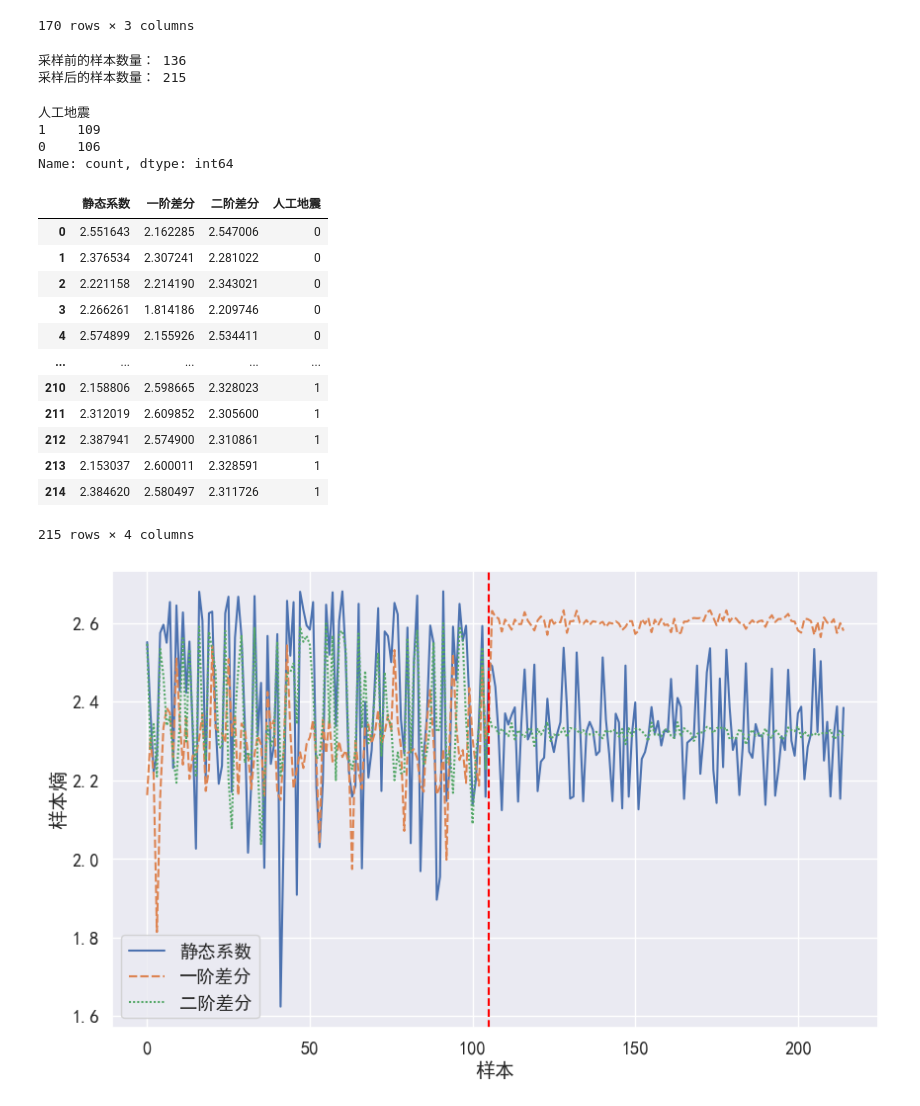
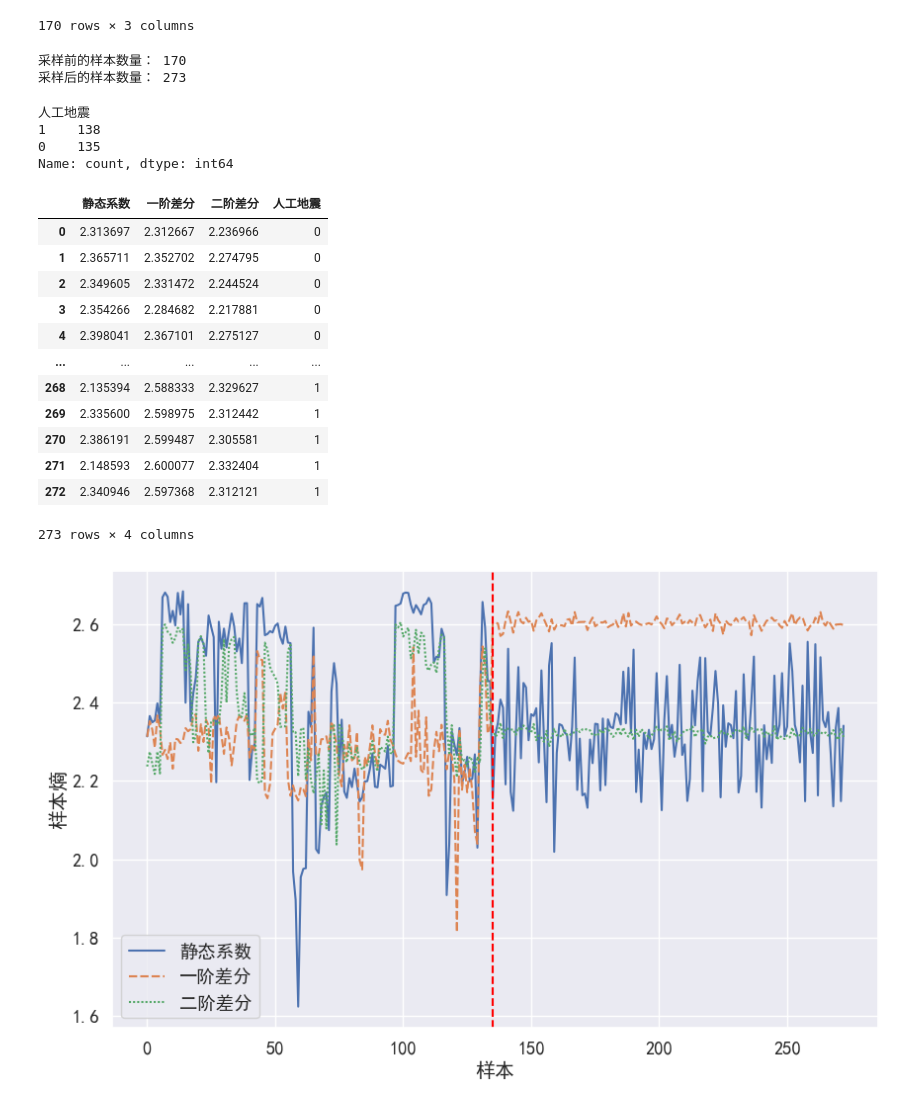
Before and after one commit to james-curtis/2023.tfmcm.com, a Jupyter notebook: 数据预处理/样本均衡.ipynb, the cells around one changed output. Cells and saved outputs as stored; diff of their text form; code cells hidden in the pictures.

```diff
--- a/数据预处理/样本均衡.ipynb
+++ b/数据预处理/样本均衡.ipynb
@@ -58,46 +55,46 @@ X_train, X_test, y_train, y_test = train_test_split(X, y, test_size=0.2, random_
 # %%
 # 使用采样-SMOTE ENN
 smote_enn = SMOTEENN()
-X_train_resampled, y_train_resampled = smote_enn.fit_resample(X_train, y_train)
+X_train_resampled, y_train_resampled = smote_enn.fit_resample(X, y)
 
 # 打印采样后的样本数量
-print("采样前的样本数量：", len(X_train))
+print("采样前的样本数量：", len(X))
 print("采样后的样本数量：", len(X_train_resampled))
 # %% [output]
-采样前的样本数量： 136
-采样后的样本数量： 215
+采样前的样本数量： 170
+采样后的样本数量： 273
 # %%
 y_train_resampled.value_counts()
 # %% [output]
 人工地震
-1    109
-0    106
+1    138
+0    135
 Name: count, dtype: int64
 # %%
 resampledDf = X_train_resampled.join(y_train_resampled)
 resampledDf
 # %% [output]
 |  | 静态系数 | 一阶差分 | 二阶差分 | 人工地震 |
-| 0 | 2.551643 | 2.162285 | 2.547006 | 0 |
-| 1 | 2.376534 | 2.307241 | 2.281022 | 0 |
-| 2 | 2.221158 | 2.214190 | 2.343021 | 0 |
-| 3 | 2.266261 | 1.814186 | 2.209746 | 0 |
-| 4 | 2.574899 | 2.155926 | 2.534411 | 0 |
+| 0 | 2.313697 | 2.312667 | 2.236966 | 0 |
+| 1 | 2.365711 | 2.352702 | 2.274795 | 0 |
+| 2 | 2.349605 | 2.331472 | 2.244524 | 0 |
+| 3 | 2.354266 | 2.284682 | 2.217881 | 0 |
+| 4 | 2.398041 | 2.367101 | 2.275127 | 0 |
 | ... | ... | ... | ... | ... |
-| 210 | 2.158806 | 2.598665 | 2.328023 | 1 |
-| 211 | 2.312019 | 2.609852 | 2.305600 | 1 |
-| 212 | 2.387941 | 2.574900 | 2.310861 | 1 |
-| 213 | 2.153037 | 2.600011 | 2.328591 | 1 |
-| 214 | 2.384620 | 2.580497 | 2.311726 | 1 |
+| 268 | 2.135394 | 2.588333 | 2.329627 | 1 |
+| 269 | 2.335600 | 2.598975 | 2.312442 | 1 |
+| 270 | 2.386191 | 2.599487 | 2.305581 | 1 |
+| 271 | 2.148593 | 2.600077 | 2.332404 | 1 |
+| 272 | 2.340946 | 2.597368 | 2.312121 | 1 |
-215 rows × 4 columns
+273 rows × 4 columns
 # %%
 plt.figure(figsize=(10, 6))
 sns.lineplot(resampledDf.iloc[:, :-1])
-plt.axvline(x=105, color='red', linestyle='--')
+plt.axvline(x=135, color='red', linestyle='--')
 plt.ylabel('样本熵')
 plt.xlabel('样本')
 plt.show()
 # %% [output]
-[figure, old version]
+[figure, new version]
 # %%
 resampledDf.to_excel('样本均衡后svm数据.xlsx', index=False)
```
Also changed, not shown: parts of 1 cell of this notebook, 2 other files.
